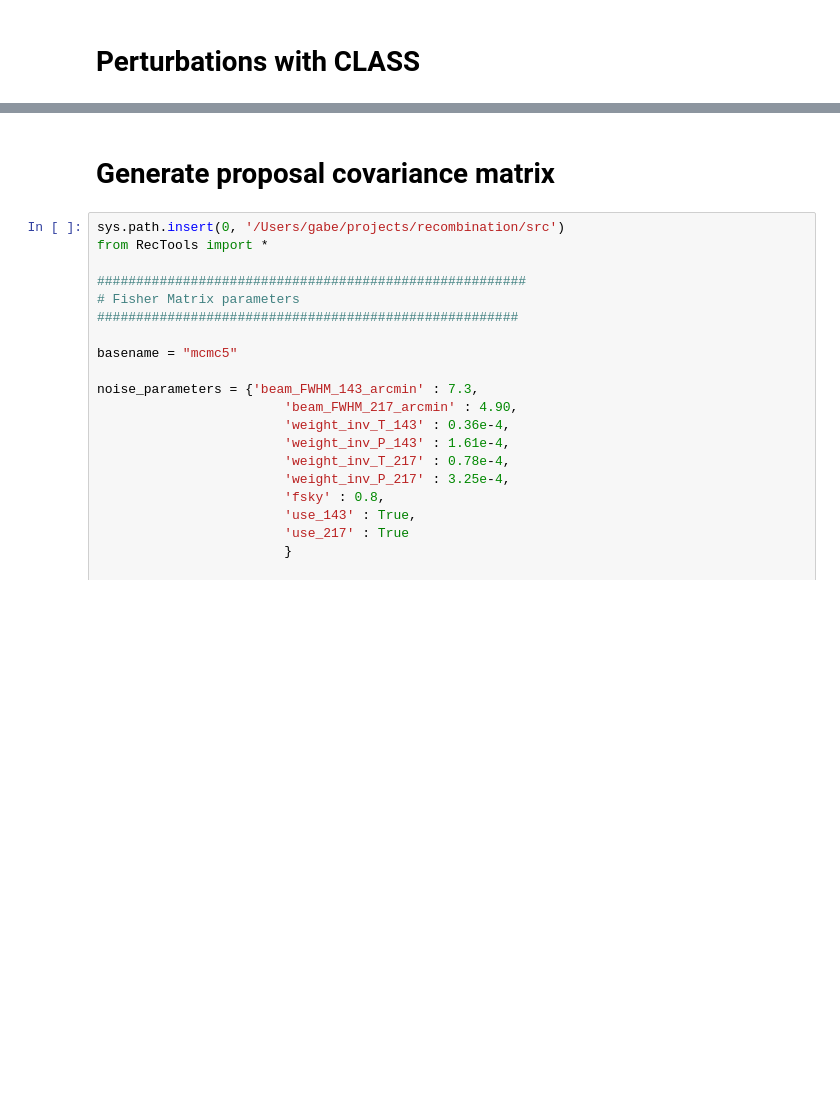
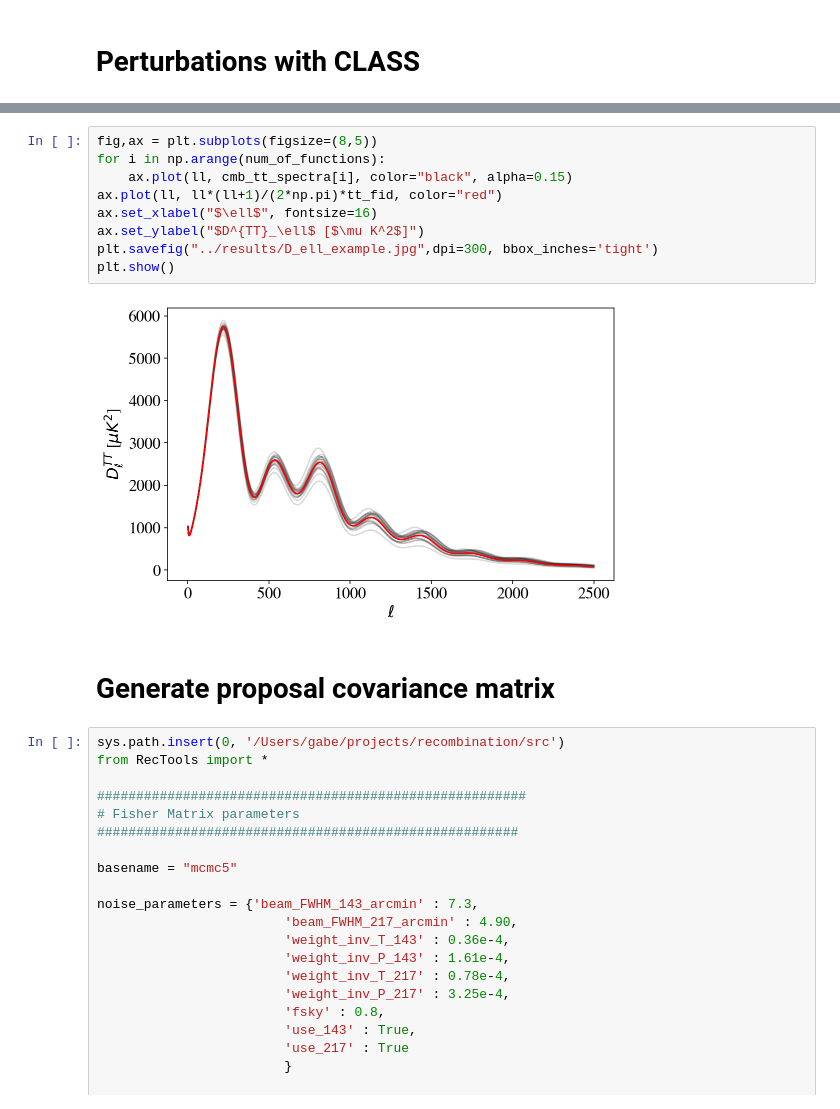
Before and after one commit to gplynch619/recombination, a Jupyter notebook: notebooks/MCMC_setup.ipynb, the cells around one changed output, grey strips where cells are left out. Drawn from its saved outputs; the diff is of its cells as text; blank space fills up the shorter version.

```diff
--- a/notebooks/MCMC_setup.ipynb
+++ b/notebooks/MCMC_setup.ipynb
@@ -279,3 +284,14 @@ plt.show()
+# %%
+fig,ax = plt.subplots(figsize=(8,5))
+for i in np.arange(num_of_functions):
+    ax.plot(ll, cmb_tt_spectra[i], color="black", alpha=0.15)
+ax.plot(ll, ll*(ll+1)/(2*np.pi)*tt_fid, color="red")
+ax.set_xlabel("$\ell$", fontsize=16)
+ax.set_ylabel("$D^{TT}_\ell$ [$\mu K^2$]")
+plt.savefig("../results/D_ell_example.jpg",dpi=300, bbox_inches='tight')
+plt.show()
+# %% [output]
+[figure, added]
 # %% [markdown]
 # Generate proposal covariance matrix
 # %%
```
Also changed, not shown: parts of 9 cells of this notebook, 8 other files.
